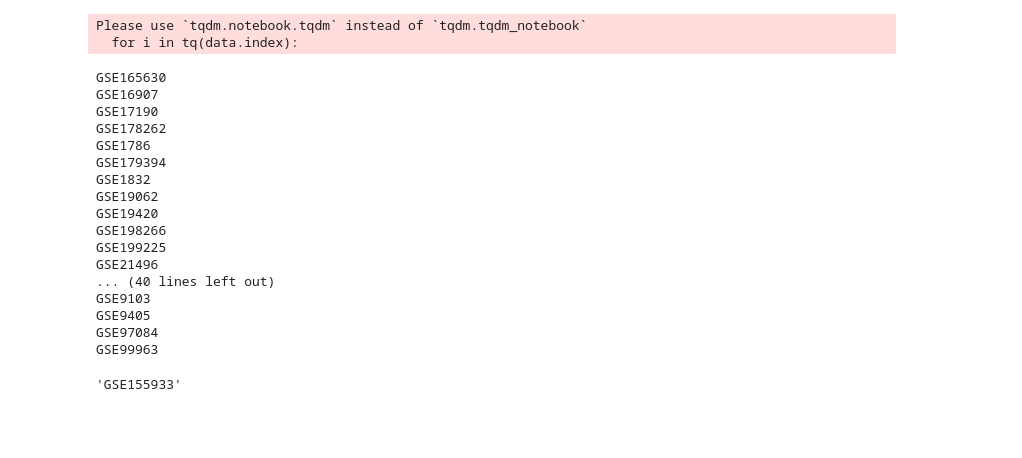
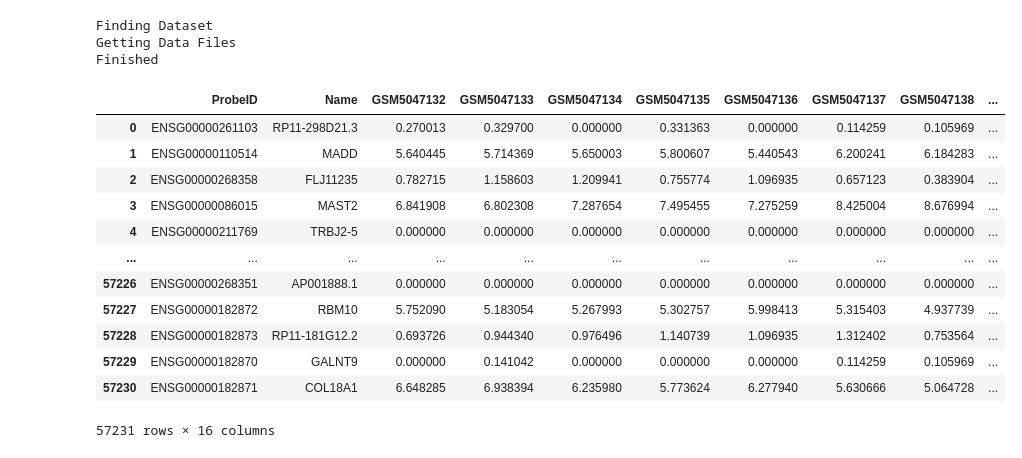
Before and after one commit to YoyoVosko/MacrophagesOntheRun, a Jupyter notebook: Download_Data.ipynb, the cells around one changed output. Drawn from its saved outputs; the diff is of its cells as text; code cells hidden in the pictures; blank space fills up the shorter version.

```diff
--- a/Download_Data.ipynb
+++ b/Download_Data.ipynb
@@ -236,7 +236,7 @@ def getHegemonData(source,save=True,verbose=True):
     if verbose:
         print('Finding Dataset')
     try:
-        confPathLst=['../Files/Yeti_explore.conf','../Files/Debashis_explore.conf']
+        confPathLst=['./Files/Yeti_explore.conf','./Files/Debashis_explore.conf']
         confDict=makeConfDict(confPathLst)
         dbid=getDatasetIdFromSource(source,confDict)[0]
     except Exception as e:
@@ -258,8 +258,8 @@ def getHegemonData(source,save=True,verbose=True):
     if save:
         if verbose:
             print('Saving to /Files/Downloads/')
-        df.to_csv('../Files/Downloads/'+source+'_expression_data.csv',index=False)
-        survival.to_csv('../Files/Downloads/'+source+'_annotation_data.csv',index=False)
+        df.to_csv('./Files/Downloads/'+source+'_expression_data.csv',index=False)
+        survival.to_csv('./Files/Downloads/'+source+'_annotation_data.csv',index=False)
     if verbose:
         print('Finished')
     return df,survival
@@ -299,33 +266,24 @@ data
-# %%
-done=glob.glob('../Files/Downloads/*')
-done=[d.split('_')[0].split('\\')[-1] for d in done]
-done=set(done)
-for i in tq(data.index):
-    if not i in done:
-        if i!='GSE155933':
-            print(i)
-            df,survival=getHegemonData(i,verbose=False)
-# %% [output]
-Please use `tqdm.notebook.tqdm` instead of `tqdm.tqdm_notebook`
-  for i in tq(data.index):
-GSE165630
-GSE16907
-GSE17190
-GSE178262
-GSE1786
-GSE179394
-GSE1832
-GSE19062
-GSE19420
-GSE198266
-GSE199225
-GSE21496
-... (40 lines left out)
-GSE9103
-GSE9405
-GSE97084
-GSE99963
-# %%
-i
-# %% [output]
-'GSE155933'
+# %%
+# To download data use GSE Id from the MacrophageExercise_DatasetsInfo.csv file
+# To save the files, set save=True, will save the files in the Files/Downloads/ folder
+expr,annot=getHegemonData(source='GSE165630',save=False)
+# %% [output]
+Finding Dataset
+Getting Data Files
+Finished
+# %%
+expr
+# %% [output]
+|  | ProbeID | Name | GSM5047132 | GSM5047133 | GSM5047134 | GSM5047135 | GSM5047136 | GSM5047137 | GSM5047138 | ... |
+| 0 | ENSG00000261103 | RP11-298D21.3 | 0.270013 | 0.329700 | 0.000000 | 0.331363 | 0.000000 | 0.114259 | 0.105969 | ... |
+| 1 | ENSG00000110514 | MADD | 5.640445 | 5.714369 | 5.650003 | 5.800607 | 5.440543 | 6.200241 | 6.184283 | ... |
+| 2 | ENSG00000268358 | FLJ11235 | 0.782715 | 1.158603 | 1.209941 | 0.755774 | 1.096935 | 0.657123 | 0.383904 | ... |
+| 3 | ENSG00000086015 | MAST2 | 6.841908 | 6.802308 | 7.287654 | 7.495455 | 7.275259 | 8.425004 | 8.676994 | ... |
+| 4 | ENSG00000211769 | TRBJ2-5 | 0.000000 | 0.000000 | 0.000000 | 0.000000 | 0.000000 | 0.000000 | 0.000000 | ... |
+| ... | ... | ... | ... | ... | ... | ... | ... | ... | ... | ... |
+| 57226 | ENSG00000268351 | AP001888.1 | 0.000000 | 0.000000 | 0.000000 | 0.000000 | 0.000000 | 0.000000 | 0.000000 | ... |
+| 57227 | ENSG00000182872 | RBM10 | 5.752090 | 5.183054 | 5.267993 | 5.302757 | 5.998413 | 5.315403 | 4.937739 | ... |
+| 57228 | ENSG00000182873 | RP11-181G12.2 | 0.693726 | 0.944340 | 0.976496 | 1.140739 | 1.096935 | 1.312402 | 0.753564 | ... |
+| 57229 | ENSG00000182870 | GALNT9 | 0.000000 | 0.141042 | 0.000000 | 0.000000 | 0.000000 | 0.114259 | 0.105969 | ... |
+| 57230 | ENSG00000182871 | COL18A1 | 6.648285 | 6.938394 | 6.235980 | 5.773624 | 6.277940 | 5.630666 | 5.064728 | ... |
+57231 rows × 16 columns
```
Also changed, not shown: parts of 6 cells of this notebook.
